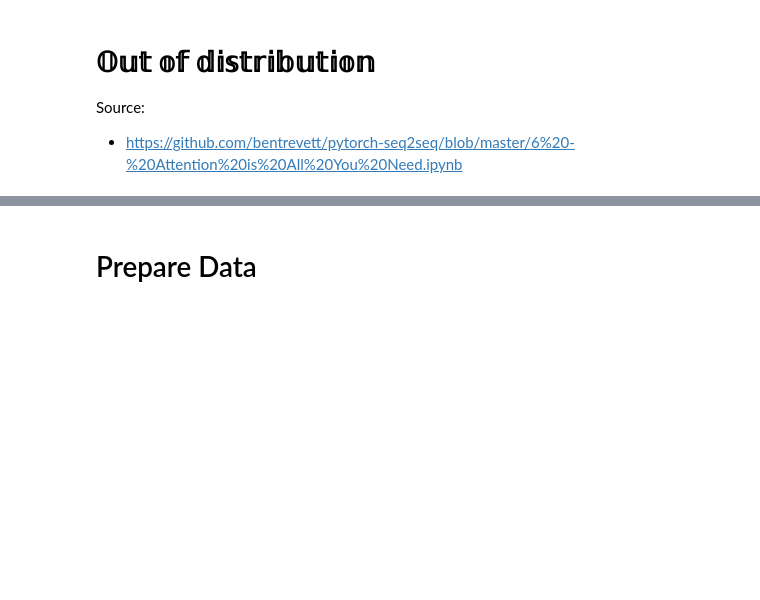
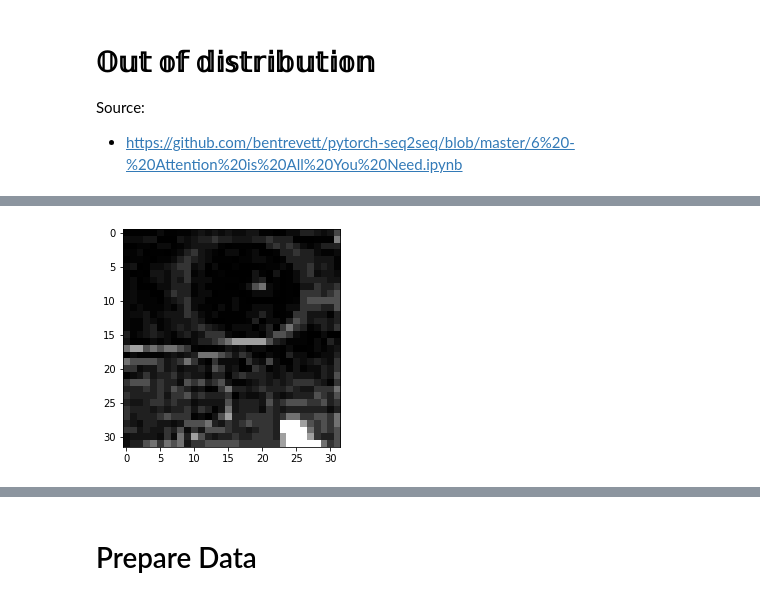
Before and after one commit to Chrisini/datasceyence, a Jupyter notebook: run_transformer.ipynb, the cells around one changed output, grey strips where cells are left out. Saved outputs shown, nothing was run; the diff lists cells and outputs as text; code cells hidden in the pictures; blank space fills up the shorter version.

```diff
--- a/run_transformer.ipynb
+++ b/run_transformer.ipynb
@@ -45,0 +53,98 @@ BATCH_SIZE = 128
+# %%
+def extract(lmdb_env, loader, model, device):
+    index = 0
+
+    with lmdb_env.begin(write=True) as txn:
+        pbar = tqdm(loader)
+
+        for img, _, filename in pbar:
+
+            if index > 8:
+                break
+
+            img = img.to(device)
+
+            a, b, c, id_t, id_b = model.encode(img)
+            # _, _, _, id_t, id_b = model.encode(img)
+
+            a = a.detach().cpu().numpy()
+            b = b.detach().cpu().numpy()
+            c = c.detach().cpu().numpy()
+
+            print(a.shape)
+            print(b.shape)
+            print(c)
+            print(id_t.shape)
+            print(id_b.shape)
+
+            plt.figure()
+            plt.imshow(a[0][0], cmap="gray")
+            plt.figure()
+            plt.imshow(b[0][0], cmap="gray")
+
+            id_t = id_t.detach().cpu().numpy()
+            id_b = id_b.detach().cpu().numpy()
+
+            for file, top, bottom in zip(filename, id_t, id_b):
+                row = CodeRow(top=top, bottom=bottom, filename=file)
+
+                print(top.shape)
+                print(bottom.shape)
+                print(file)
+
+                plt.figure()
+                plt.imshow(top, cmap="gray")
+                plt.figure()
+                plt.imshow(bottom, cmap="gray")
+
+                txn.put(str(index).encode('utf-8'), pickle.dumps(row))
+                index += 1
+                pbar.set_description(f'inserted: {index}')
+
+        txn.put('length'.encode('utf-8'), str(index).encode('utf-8'))
+
+
+if __name__ == '__main__':
+    parser = argparse.ArgumentParser()
+    #parser.add_argument('--size', type=int, default=256)
+    #parser.add_argument('--ckpt', type=str)
+    #parser.add_argument('--name', type=str)
+    #parser.add_argument('path', type=str)
+
+    #args = parser.parse_args()
+
+
+    size = 256
+    ckpt = r"C:/Users/Prinzessin/projects/cataract/vq-vae-2-pytorch-master/checkpoint/vqvae_235.pt"
+    name = "gouda"
+    path = r"C:/Users/Prinzessin/projects/image_data/cataract_CaDISv2/data"
+
+
+    device = 'cuda:0'
+
+    transform = transforms.Compose(
+        [
+            transforms.Resize(size),
+            transforms.CenterCrop(size),
+            transforms.ToTensor(),
+            transforms.Normalize([0.5, 0.5, 0.5], [0.5, 0.5, 0.5]),
+        ]
+    )
+
+    dataset = ImageFileDataset(path, transform=transform)
+    loader = DataLoader(dataset, batch_size=4, shuffle=False, num_workers=4)
+
+    # Choose whatever GPU device number you want
+    # model.load_state_dict(torch.load(PATH, map_location="cuda:0"))
+
+    model = VQVAE()
+    model.load_state_dict(torch.load(ckpt, map_location="cuda:0"))
+    model = model.to(device)
+    model.eval()
+
+    map_size = 100 * 256 * 256 * 256 # 100 * 1024 * 1024 * 1024
+
+    env = lmdb.open(name, map_size=map_size)
+
+    extract(env, loader, model, device)
+# %% [output]
@@ -45,0 +202 @@ BATCH_SIZE = 128
+[figure, added]
```
Also changed, not shown: parts of 2 cells of this notebook, 20 other files.
